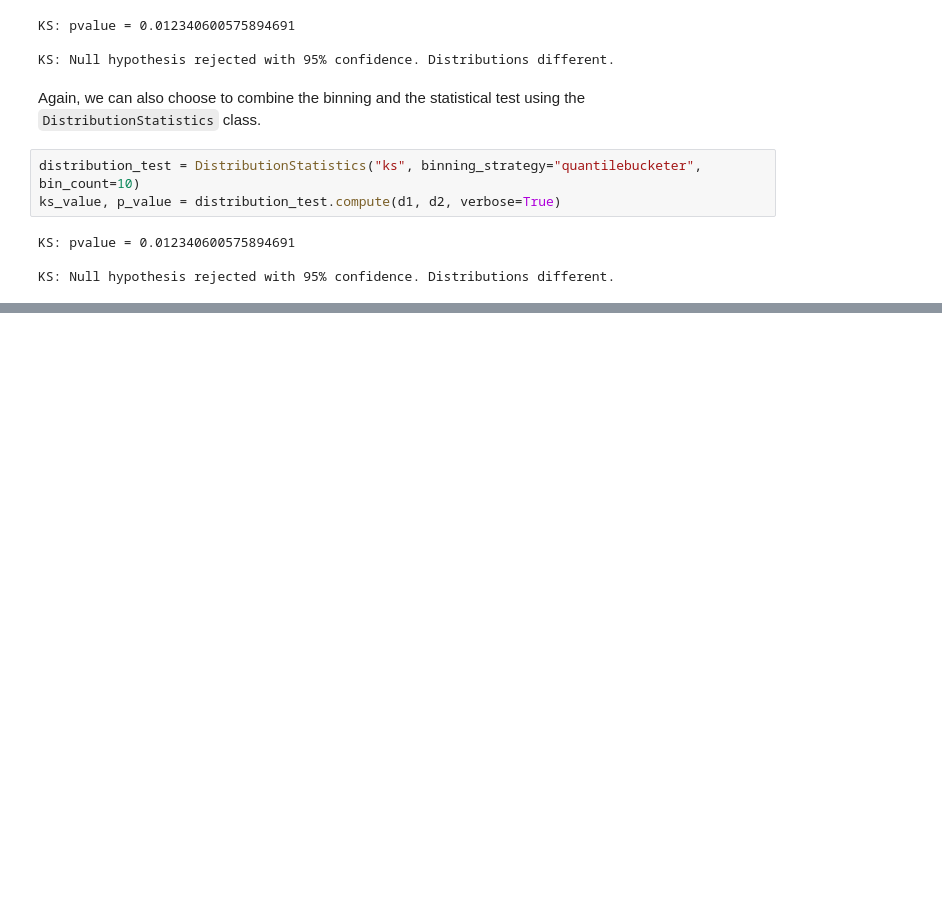
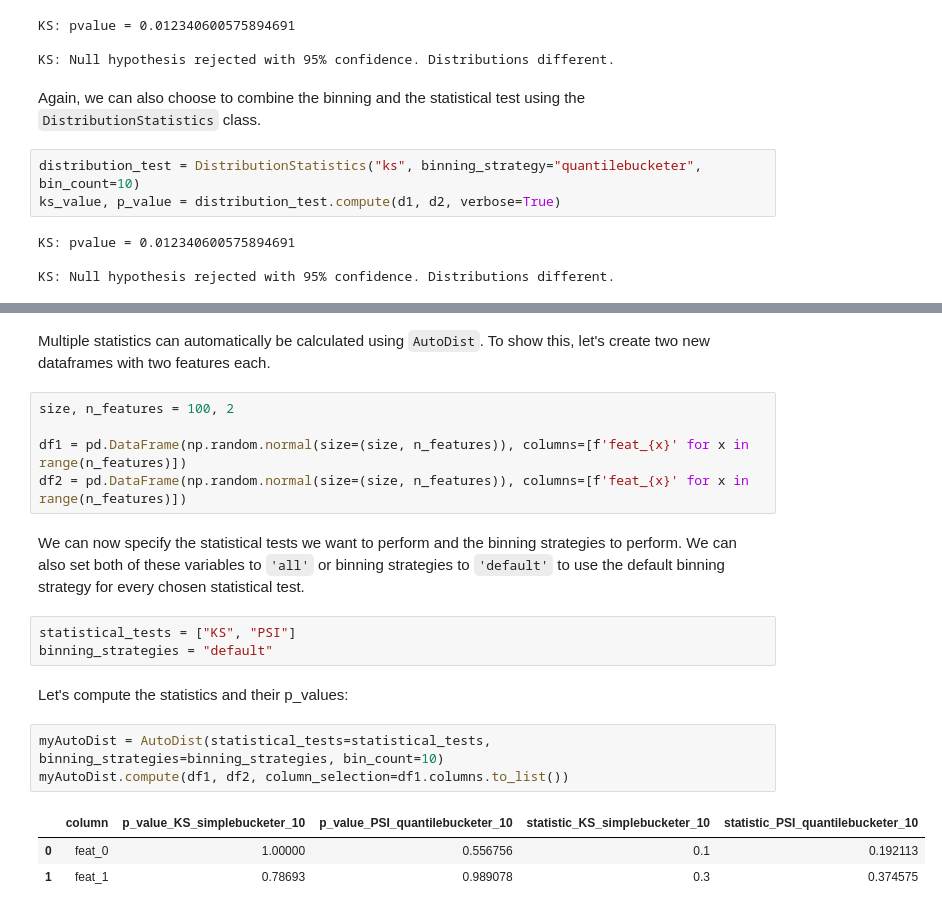
Before and after one commit to ing-bank/probatus, a Jupyter notebook: docs/source/nb_distribution_statistics.ipynb, the cells around one changed output, grey strips where cells are left out. Saved outputs shown, nothing was run; the diff lists cells and outputs as text; blank space fills up the shorter version.

Commit message:
Update documentation to include AutoDist

```diff
--- a/docs/source/nb_distribution_statistics.ipynb
+++ b/docs/source/nb_distribution_statistics.ipynb
@@ -129,0 +134,21 @@ KS: Null hypothesis rejected with 95% confidence. Distributions different.
+# %% [markdown]
+Multiple statistics can automatically be calculated using `AutoDist`. To show this, let's create two new dataframes with two features each.
+# %%
+size, n_features = 100, 2
+
+df1 = pd.DataFrame(np.random.normal(size=(size, n_features)), columns=[f'feat_{x}' for x in range(n_features)])
+df2 = pd.DataFrame(np.random.normal(size=(size, n_features)), columns=[f'feat_{x}' for x in range(n_features)])
+# %% [markdown]
+We can now specify the statistical tests we want to perform and the binning strategies to perform. We can also set both of these variables to `'all'` or binning strategies to `'default'` to use the default binning strategy for every chosen statistical test.
+# %%
+statistical_tests = ["KS", "PSI"]
+binning_strategies = "default"
+# %% [markdown]
+Let's compute the statistics and their p_values:
+# %%
+myAutoDist = AutoDist(statistical_tests=statistical_tests, binning_strategies=binning_strategies, bin_count=10)
+myAutoDist.compute(df1, df2, column_selection=df1.columns.to_list())
+# %% [output]
+|  | column | p_value_KS_simplebucketer_10 | p_value_PSI_quantilebucketer_10 | statistic_KS_simplebucketer_10 | statistic_PSI_quantilebucketer_10 |
+| 0 | feat_0 | 1.00000 | 0.556756 | 0.1 | 0.192113 |
+| 1 | feat_1 | 0.78693 | 0.989078 | 0.3 | 0.374575 |
```
Also changed, not shown: parts of 4 cells of this notebook.
